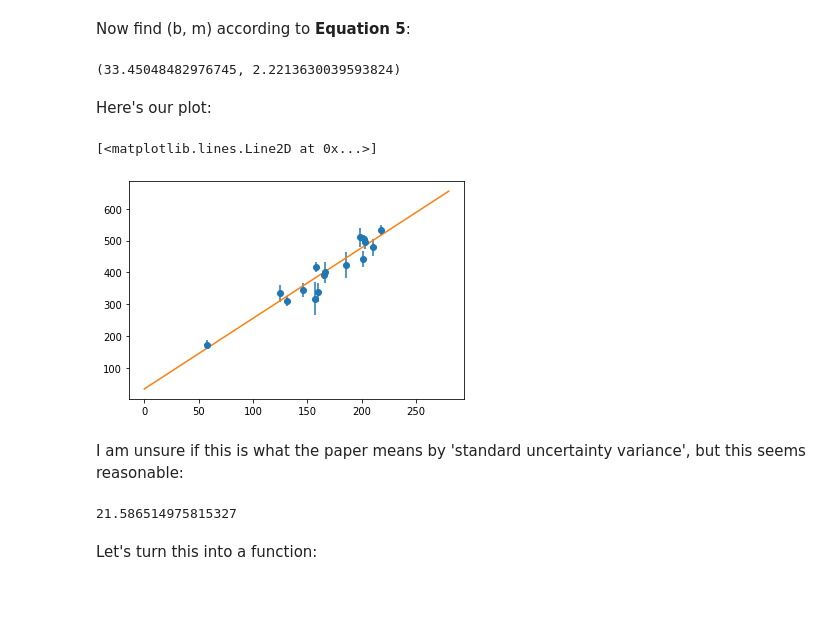
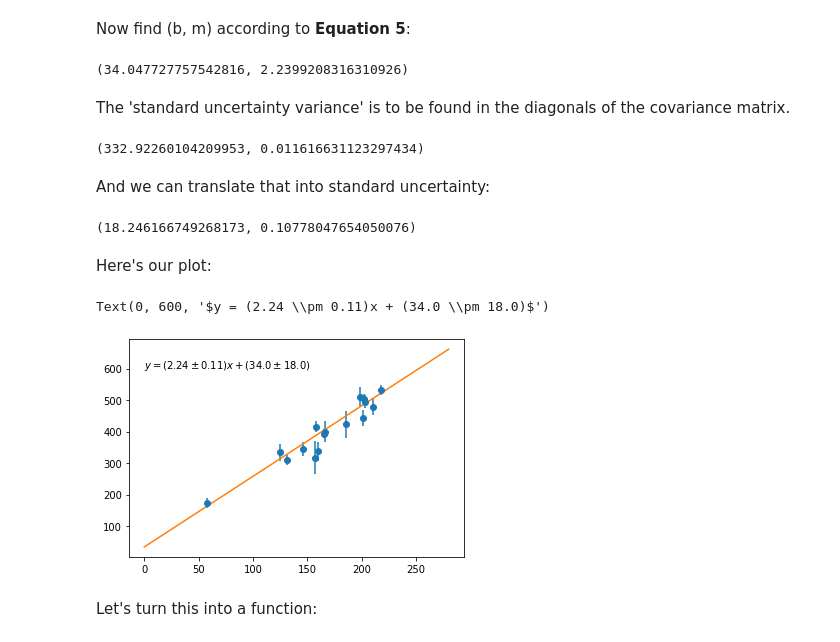
Before and after one commit to Lachimax/hblfit, a Jupyter notebook: notebooks/1-standard-practise.ipynb, the cells around one changed output. Drawn from its saved outputs; the diff is of its cells as text; code cells hidden in the pictures; blank space fills up the shorter version.

```diff
--- a/notebooks/1-standard-practise.ipynb
+++ b/notebooks/1-standard-practise.ipynb
@@ -66,35 +70,45 @@ Let's set up the covariance matrix, and its inverse, according to __Equation 4__
 C = np.zeros((y.shape[0], y.shape[0]))
 C_inverse = np.zeros((y.shape[0], y.shape[0]))
 for i, sigma in enumerate(sigma_y):
-    C[i, i] = sigma
-    C_inverse[i, i] = 1 / sigma
+    C[i, i] = sigma ** 2
+    C_inverse[i, i] = 1 / sigma ** 2
 # %% [markdown]
 Now find (b, m) according to __Equation 5__:
 # %%
-X = np.matmul(np.linalg.inv(np.matmul(A_T, np.matmul(C_inverse, A))), np.matmul(A_T, np.matmul(C_inverse, y)))
+covariance = la.inv(la.multi_dot([A_T, C_inverse, A]))
+X = np.dot(covariance, la.multi_dot([A_T, C_inverse, y]))
 b, m = X
 b, m
 # %% [output]
-(33.45048482976745, 2.2213630039593824)
+(34.047727757542816, 2.2399208316310926)
+# %% [markdown]
+The 'standard uncertainty variance' is to be found in the diagonals of the covariance matrix.
+# %%
+var_b = covariance[0,0]
+var_m = covariance[1,1]
+var_b, var_m
+# %% [output]
+(332.92260104209953, 0.011616631123297434)
+# %% [markdown]
+And we can translate that into standard uncertainty:
+# %%
+sigma_b = np.sqrt(var_b)
+sigma_m = np.sqrt(var_m)
+sigma_b, sigma_m
+# %% [output]
+(18.246166749268173, 0.10778047654050076)
 # %% [markdown]
 Here's our plot:
 # %%
 x_model = np.linspace(0, 280)
 y_model = m * x_model + b
-y_hat = m * x + b
 fig, ax = plt.subplots(1, 1)
 ax.errorbar(x, y, yerr=sigma_y, fmt='o')
 ax.plot(x_model, y_model)
+ax.text(0, 600, f"$y = ({m.round(2)} \pm {sigma_m.round(2)})x + ({b.round(0)} \pm {sigma_b.round(0)})$")
 # %% [output]
-[<matplotlib.lines.Line2D at 0x...>]
+Text(0, 600, '$y = (2.24 \\pm 0.11)x + (34.0 \\pm 18.0)$')
-[figure, old version]
+[figure, new version]
-# %% [markdown]
-I am unsure if this is what the paper means by 'standard uncertainty variance', but this seems reasonable:
-# %%
-variance_m = np.sum(y - y_hat)**2 / len(y)
-np.sqrt(variance_m)
-# %% [output]
-21.586514975815327
 # %% [markdown]
 Let's turn this into a function:
 # %%
```
Also changed, not shown: parts of 10 cells of this notebook.
